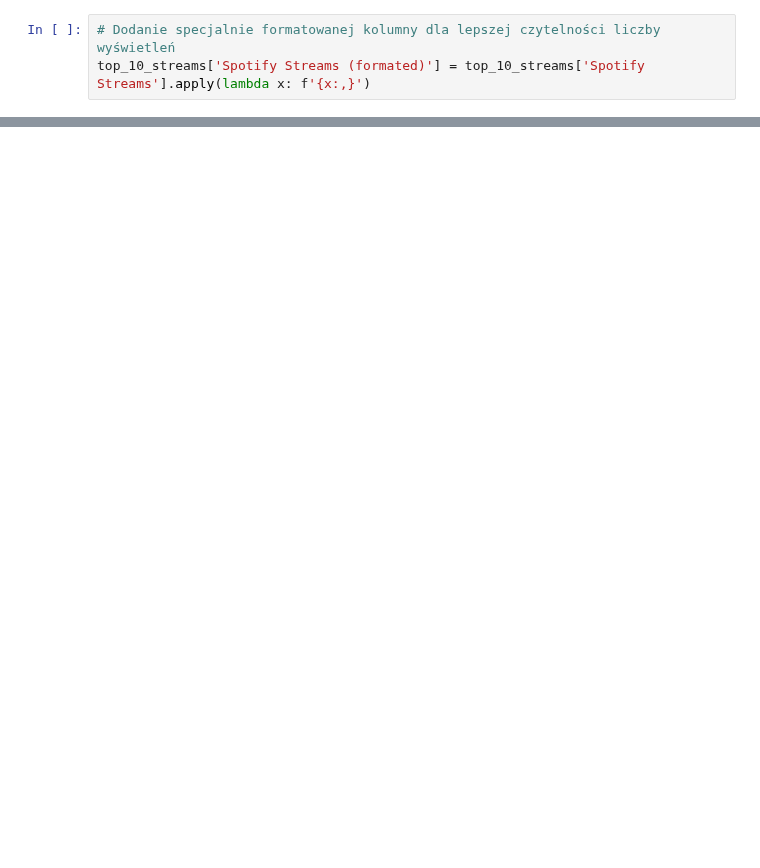
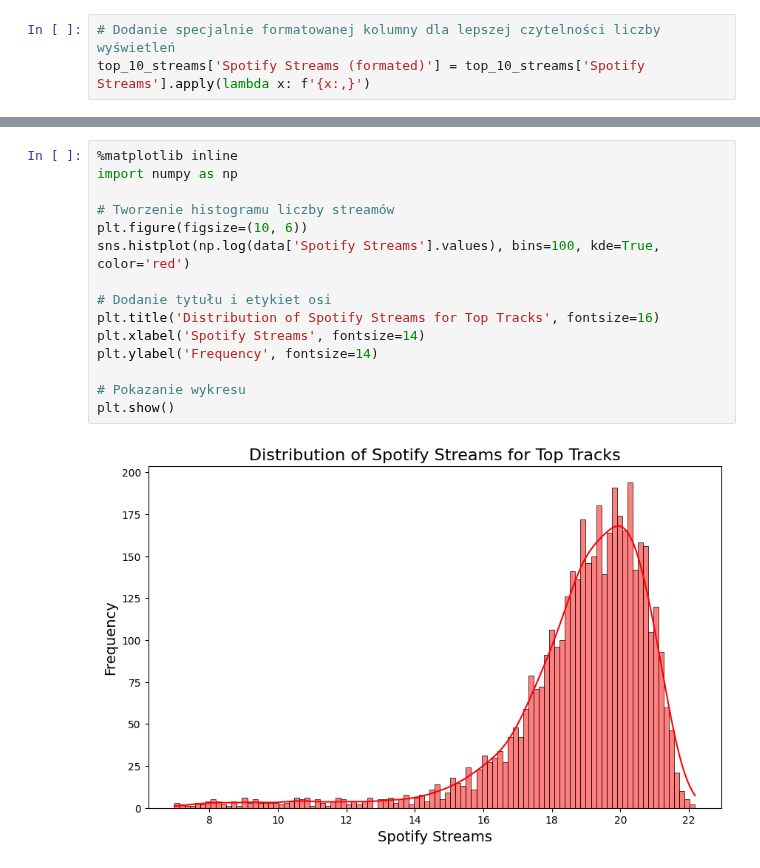
Before and after one commit to BartoszKruszewski/courses-uwr, a Jupyter notebook: Machine Learning/pandas_map_speed_test/pandas_map_speed_test.ipynb, the cells around one changed output, grey strips where cells are left out. Saved outputs shown, nothing was run; the diff lists cells and outputs as text; blank space fills up the shorter version.

```diff
--- a/Machine Learning/pandas_map_speed_test/pandas_map_speed_test.ipynb
+++ b/Machine Learning/pandas_map_speed_test/pandas_map_speed_test.ipynb
@@ -27,0 +106,17 @@ top_10_streams[['Track', 'Artist', 'Spotify Streams (formated)']]
+# %%
+%matplotlib inline
+import numpy as np
+
+# Tworzenie histogramu liczby streamów
+plt.figure(figsize=(10, 6))
+sns.histplot(np.log(data['Spotify Streams'].values), bins=100, kde=True, color='red')
+
+# Dodanie tytułu i etykiet osi
+plt.title('Distribution of Spotify Streams for Top Tracks', fontsize=16)
+plt.xlabel('Spotify Streams', fontsize=14)
+plt.ylabel('Frequency', fontsize=14)
+
+# Pokazanie wykresu
+plt.show()
+# %% [output]
+[figure, added]
```
Also changed, not shown: parts of 9 cells of this notebook, 22 other files.
